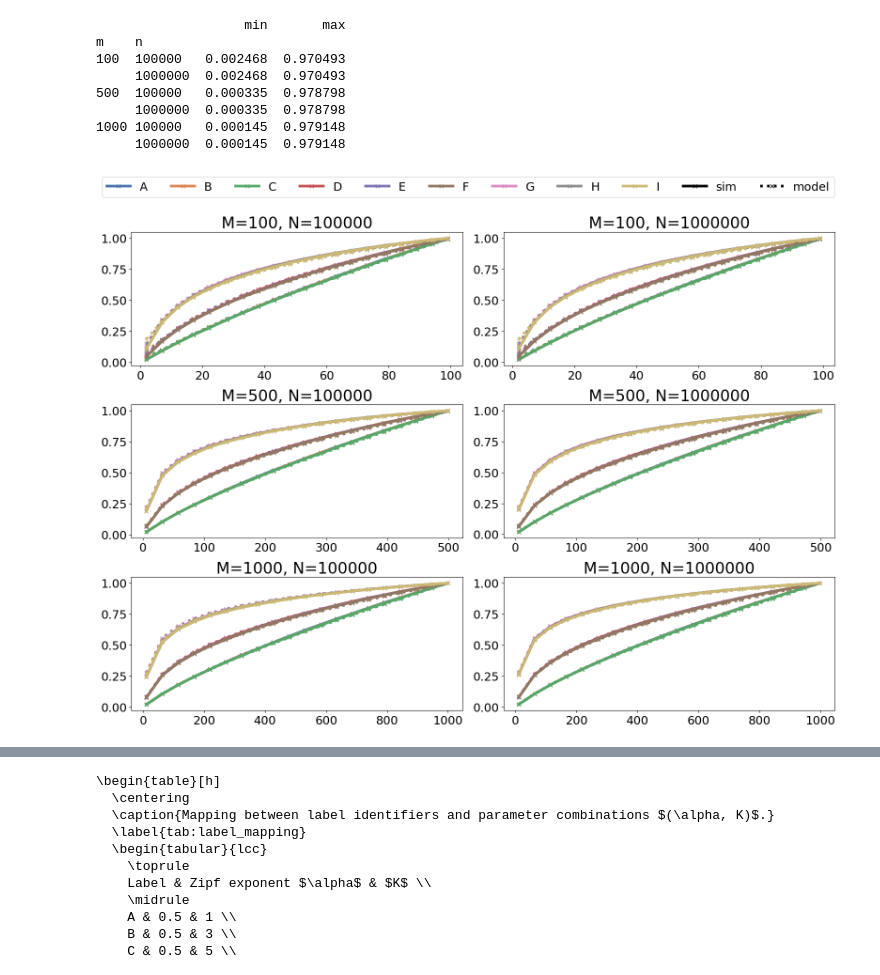
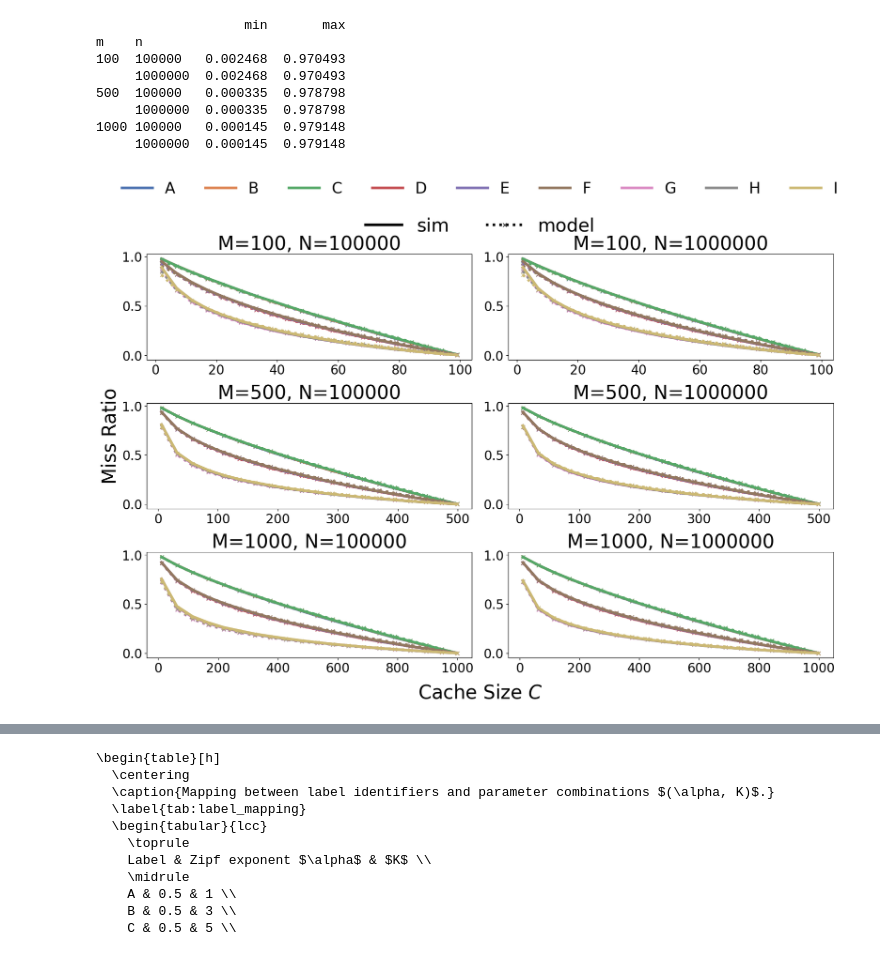
Before and after one commit to Effygal/cache-modeling, a Jupyter notebook: mrc-analysis.ipynb, the cells around one changed output, grey strips where cells are left out. Saved outputs shown, nothing was run; the diff lists cells and outputs as text; code cells hidden in the pictures.

```diff
--- a/mrc-analysis.ipynb
+++ b/mrc-analysis.ipynb
@@ -636,11 +638,6 @@ m    n
 1000 100000   0.000145  0.979148
      1000000  0.000145  0.979148
 # %%
-import itertools
-import seaborn as sns
-import matplotlib.pyplot as plt
-from matplotlib.lines import Line2D
-
 alphas = sorted(df_mr["alpha"].unique())
 ks = sorted(df_mr["K"].unique())
 
@@ -654,18 +651,18 @@ for r in df_mr.itertuples():
     rows.append({
         "m": r.m, "n": r.n, "C": r.C,
         "label": lab, "type": "sim",
-        "phit": 1.0 - r.mr_he_sim
+        "pmiss": r.mr_he_sim
     })
     rows.append({
         "m": r.m, "n": r.n, "C": r.C,
         "label": lab, "type": "model",
-        "phit": 1.0 - r.mr_he_model
+        "pmiss": r.mr_he_model
     })
 df_plot = pd.DataFrame(rows)
 
 sns.set_palette("deep")
-font_axes = 24
-font_ticks = 18
+font_axes = 30
+font_ticks = 20
 line_width = 4
 palette = sns.color_palette("deep", len(labels))
 color_map = dict(zip(labels, palette))
@@ -673,43 +670,62 @@ color_map = dict(zip(labels, palette))
 fig, axes = plt.subplots(len(ms), len(ns), figsize=(16, 12), sharex=False, sharey=False)
 
 for i, m in enumerate(ms):
     for j, n in enumerate(ns):
         ax = axes[i, j]
         subset = df_plot[(df_plot.m == m) & (df_plot.n == n)]
         for label in labels:
             data = subset[subset.label == label]
             if data.empty:
                 continue
             sim = data[data.type == 'sim'].sort_values('C')
             model = data[data.type == 'model'].sort_values('C')
             ax.plot(
-                sim.C, sim.phit,
-                marker='x', linestyle='-', linewidth=line_width,
+                sim.C, sim.pmiss,
+                linestyle='-', linewidth=line_width,
                 color=color_map[label]
             )
             ax.plot(
-                model.C, model.phit,
+                model.C, model.pmiss,
                 marker='x', linestyle=':', linewidth=line_width,
                 color=color_map[label]
             )
         ax.set_title(f"M={m}, N={n}", fontsize=font_axes)
         ax.tick_params(labelsize=font_ticks)
 
 handle_color = [
-    Line2D([], [], color=color_map[label], marker='x', linestyle='-', linewidth=line_width, label=label)
+    Line2D([], [], color=color_map[label], linestyle='-', linewidth=line_width, label=label)
     for label in labels
 ]
 handle_type = [
-    Line2D([], [], color='black', marker='x', linestyle='-', linewidth=line_width, label='sim'),
+    Line2D([], [], color='black', linestyle='-', linewidth=line_width, label='sim'),
     Line2D([], [], color='black', marker='x', linestyle=':', linewidth=line_width, label='model')
 ]
-handles = handle_color + handle_type
-legend_labels = labels + ['sim', 'model']
 
-fig.legend(handles, legend_labels, loc='upper center', ncol=len(labels)+2, fontsize=font_ticks)
-fig.tight_layout(rect=[0, 0, 1, 0.93])
+fig.legend(
+    handle_color, labels,
+    loc='upper center',
+    bbox_to_anchor=(0.5, 0.99),
+    ncol=len(labels),
+    fontsize=font_ticks+4,
+    frameon=False,
+)
+
+fig.legend(
+    handle_type, ['sim', 'model'],
+    loc='upper center',
+    bbox_to_anchor=(0.5, 0.93),
+    ncol=2,
+    fontsize=font_ticks+9,
+    frameon=False,
+)
+
+fig.text(0.5, 0.02, 'Cache Size $C$', ha='center', fontsize=font_axes)
+fig.text(-0.02, 0.5, 'Miss Ratio', va='center', rotation='vertical', fontsize=font_axes)
+
+fig.tight_layout(rect=[0, 0.05, 1, 0.88])
+plt.savefig("figures/ranclock-mrcs.pdf", bbox_inches='tight')
 # %% [output]
-[figure, old version]
+[figure, new version]
 # %%
 alphas = sorted(df_err["alpha"].unique())
 ks = sorted(df_err["K"].unique())
```
Also changed, not shown: parts of 2 cells of this notebook.
